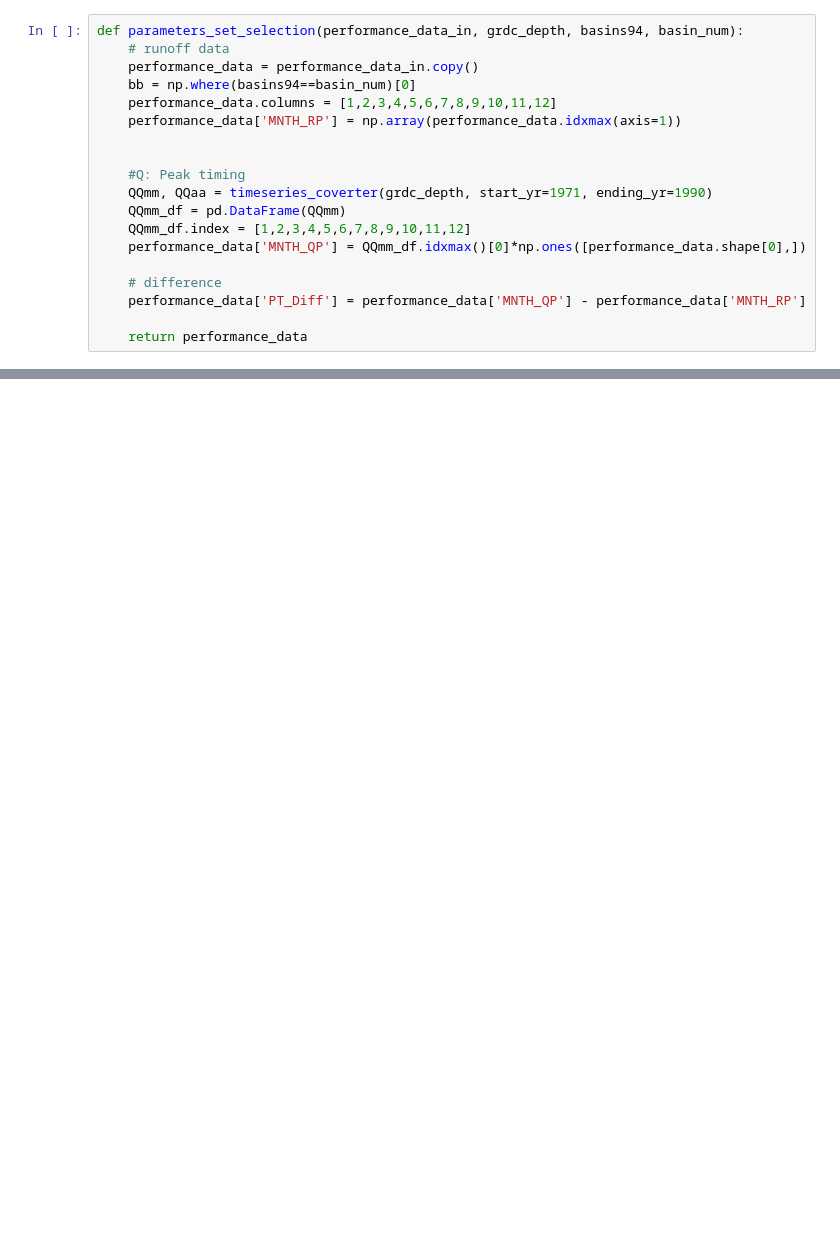
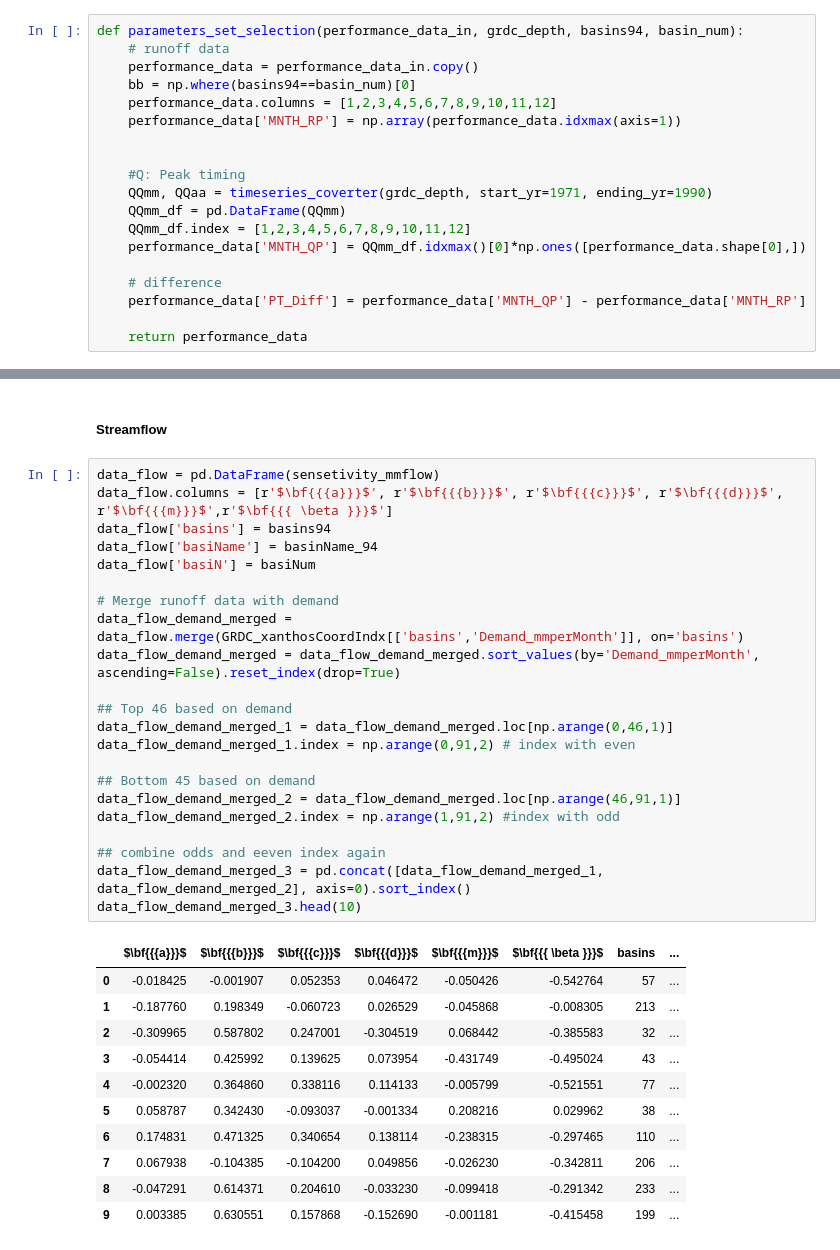
Before and after one commit to gutabeshu/Abeshu-etal_2023_GMD, a Jupyter notebook: figures/Figure-6.ipynb, the cells around one changed output, grey strips where cells are left out. Cells and saved outputs as stored; diff of their text form; blank space fills up the shorter version.

```diff
--- a/figures/Figure-6.ipynb
+++ b/figures/Figure-6.ipynb
@@ -160,0 +442,36 @@ def parameters_set_selection(performance_data_in, grdc_depth, basins94, basin_nu
+# %% [markdown]
+##### Streamflow
+# %%
+data_flow = pd.DataFrame(sensetivity_mmflow)
+data_flow.columns = [r'$\bf{{{a}}}$', r'$\bf{{{b}}}$', r'$\bf{{{c}}}$', r'$\bf{{{d}}}$', r'$\bf{{{m}}}$',r'$\bf{{{ \beta }}}$']
+data_flow['basins'] = basins94
+data_flow['basiName'] = basinName_94
+data_flow['basiN'] = basiNum
+
+# Merge runoff data with demand
+data_flow_demand_merged = data_flow.merge(GRDC_xanthosCoordIndx[['basins','Demand_mmperMonth']], on='basins')
+data_flow_demand_merged = data_flow_demand_merged.sort_values(by='Demand_mmperMonth', ascending=False).reset_index(drop=True)
+
+## Top 46 based on demand
+data_flow_demand_merged_1 = data_flow_demand_merged.loc[np.arange(0,46,1)]
+data_flow_demand_merged_1.index = np.arange(0,91,2) # index with even
+
+## Bottom 45 based on demand
+data_flow_demand_merged_2 = data_flow_demand_merged.loc[np.arange(46,91,1)]
+data_flow_demand_merged_2.index = np.arange(1,91,2) #index with odd
+
+## combine odds and eeven index again
+data_flow_demand_merged_3 = pd.concat([data_flow_demand_merged_1, data_flow_demand_merged_2], axis=0).sort_index()
+data_flow_demand_merged_3.head(10)
+# %% [output]
+|  | $\bf{{{a}}}$ | $\bf{{{b}}}$ | $\bf{{{c}}}$ | $\bf{{{d}}}$ | $\bf{{{m}}}$ | $\bf{{{ \beta }}}$ | basins | ... |
+| 0 | -0.018425 | -0.001907 | 0.052353 | 0.046472 | -0.050426 | -0.542764 | 57 | ... |
+| 1 | -0.187760 | 0.198349 | -0.060723 | 0.026529 | -0.045868 | -0.008305 | 213 | ... |
+| 2 | -0.309965 | 0.587802 | 0.247001 | -0.304519 | 0.068442 | -0.385583 | 32 | ... |
+| 3 | -0.054414 | 0.425992 | 0.139625 | 0.073954 | -0.431749 | -0.495024 | 43 | ... |
+| 4 | -0.002320 | 0.364860 | 0.338116 | 0.114133 | -0.005799 | -0.521551 | 77 | ... |
+| 5 | 0.058787 | 0.342430 | -0.093037 | -0.001334 | 0.208216 | 0.029962 | 38 | ... |
+| 6 | 0.174831 | 0.471325 | 0.340654 | 0.138114 | -0.238315 | -0.297465 | 110 | ... |
+| 7 | 0.067938 | -0.104385 | -0.104200 | 0.049856 | -0.026230 | -0.342811 | 206 | ... |
+| 8 | -0.047291 | 0.614371 | 0.204610 | -0.033230 | -0.099418 | -0.291342 | 233 | ... |
+| 9 | 0.003385 | 0.630551 | 0.157868 | -0.152690 | -0.001181 | -0.415458 | 199 | ... |
```
Also changed, not shown: parts of 32 cells of this notebook, 15 other files.
